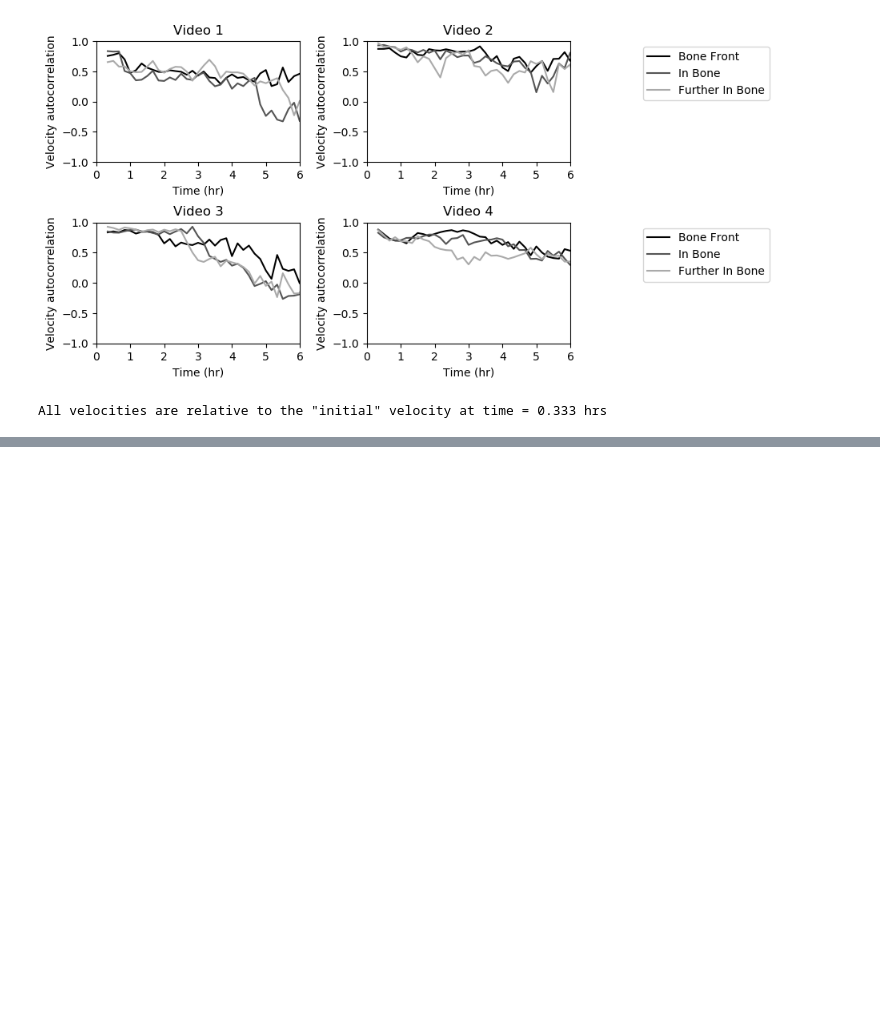
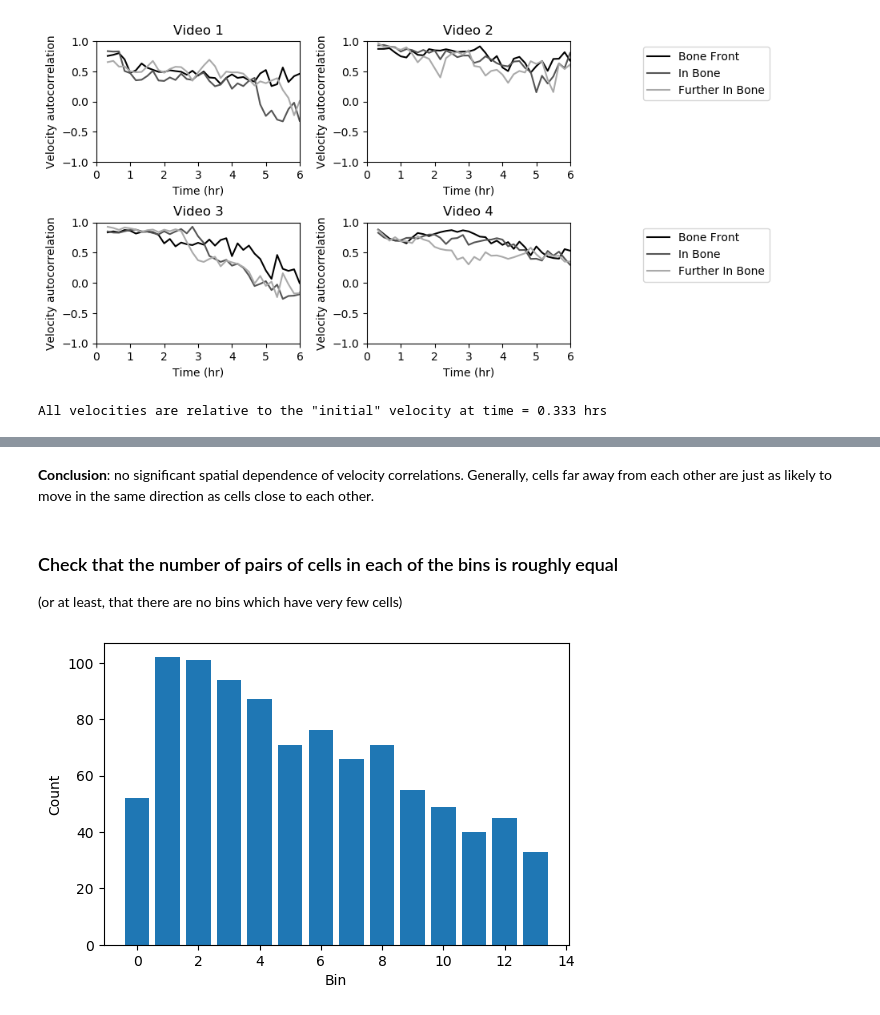
Before and after one commit to YitengDang/For_sharing, a Jupyter notebook: Single_cell_tracks.ipynb, the cells around one changed output, grey strips where cells are left out. Drawn from its saved outputs; the diff is of its cells as text; code cells hidden in the pictures; blank space fills up the shorter version.

```diff
--- a/Single_cell_tracks.ipynb
+++ b/Single_cell_tracks.ipynb
@@ -513,0 +616,33 @@ How do correlations between cell motions depend on the spatial locations and dis
+# %% [markdown]
+<b>Conclusion</b>: no significant spatial dependence of velocity correlations. Generally, cells far away from each other are just as likely to move in the same direction as cells close to each other.
+# %% [markdown]
+### Check that the number of pairs of cells in each of the bins is roughly equal
+(or at least, that there are no bins which have very few cells)
+# %%
+t = 0;
+#------------ Recompute bins ------------------
+X_all = X_all_all[i1][i2][:, t]; Y_all = Y_all_all[i1][i2][:, t];
+if t<N_slices_all[i1][i2]:
+    cell_filter = ~np.isnan( X_all_all[i1][i2][:, t+1] ); # cell posiiton still defined the next time step
+else:
+    cell_filter = ~np.isnan( X_all_all[i1][i2][:, t] );
+X_all = X_all[cell_filter]; Y_all = Y_all[cell_filter];
+X_all_paired = np.array([ [X_all[i], X_all[j]] for i in range(len(X_all)) for j in range(i+incl_self)]); # loop j over range(i+1) to include self-pairs, or range(i) to exclude self-pairs
+Y_all_paired = np.array([ [Y_all[i], Y_all[j]] for i in range(len(Y_all)) for j in range(i+incl_self)]);
+def f(x, y):
+    return np.sqrt((x[0]-x[1])**2 + (y[0]-y[1])**2)
+pairwise_dist_all = np.array(list(map(f, X_all_paired, Y_all_paired )) );
+this_velocities_all = velocities_all_all[i1][i2][cell_filter, t, :];
+pair_idx = np.array([ [i, j] for i in range(len(X_all)) for j in range(i+incl_self)]);
+hist_data, edges = np.histogram(pairwise_dist_all, bins = edges);
+#----------------------------------------------
+
+plt.figure(dpi=100);
+bincenters = (edges[1:]+edges[:-1])/2
+plt.bar(range(len(hist_data)), hist_data)
+#plt.plot([0, 900], 20*np.ones(2), 'r--')
+plt.xlabel('Bin')
+plt.ylabel('Count')
+plt.show()
+# %% [output]
+[figure, added]
```
Also changed, not shown: parts of 22 cells of this notebook.
